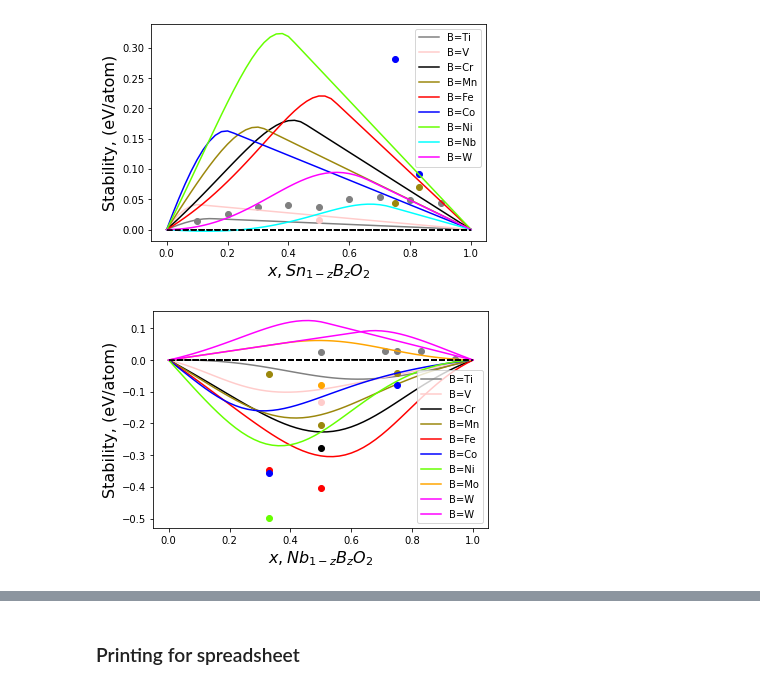
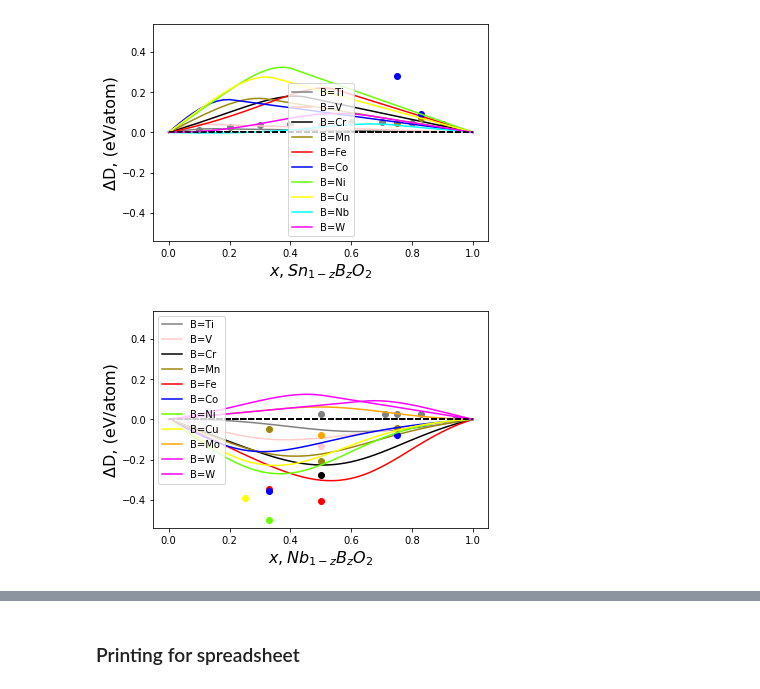
Before and after one commit to michaelcraiger/fefos, a Jupyter notebook: formation_energy_mixer.ipynb, the cells around one changed output, grey strips where cells are left out. Saved outputs shown, nothing was run; the diff lists cells and outputs as text; code cells hidden in the pictures.

```diff
--- a/formation_energy_mixer.ipynb
+++ b/formation_energy_mixer.ipynb
@@ -9,7 +9,7 @@ from scipy.optimize import minimize
 from IPython.display import display, Latex
 # %%
 d2metals = {
-    '3': ['Ti', 'V', 'Cr', 'Mn', 'Fe', 'Co', 'Ni'],
+    '3': ['Ti', 'V', 'Cr', 'Mn', 'Fe', 'Co', 'Ni', 'Cu'],
     '4': ['Nb', 'Mo', ],
     '5': ['W', ]
 }
@@ -164,39 +300,39 @@ for housing_element in ['Sn', 'Nb']:
             plt.plot(zs, pred_2, label="B={}".format(ele), ls='-', color=ele2col[ele])#, 'r-')
             plt.plot([zs[0], zs[-1]], [0, 0], 'k--')
 
         if ele<housing_element:
-            info_dict = binary_pairing_data[ele+"_"+housing_element+"_"+str(4)]
+            info_dict = binary_pairing_data[ele+"_"+housing_element+"_"+str(oxidation_state)]
             for match in info_dict:
                 if ele in match:
                     conc2plot = float(match.split("_")[1])
                     if info_dict[match]['Coordination match']:
                         plt.plot(conc2plot, info_dict[match]['MP ΔD'], 'o', color=ele2col[ele])
                 else:
                     conc2plot = 1-float(match.split("_")[1])
                     if info_dict[match]['Coordination match']:
                         plt.plot(conc2plot, info_dict[match]['MP ΔD'], 'o', color=ele2col[ele])
         else:
-            info_dict = binary_pairing_data[housing_element+"_"+ele+"_"+str(4)]
+            info_dict = binary_pairing_data[housing_element+"_"+ele+"_"+str(oxidation_state)]
             for match in info_dict:
                 if ele in match:
                     conc2plot = float(match.split("_")[1])
                     if info_dict[match]['Coordination match']:
                         plt.plot(conc2plot, info_dict[match]['MP ΔD'], 'o', color=ele2col[ele])
                 else:
                     conc2plot = 1-float(match.split("_")[1])
                     if info_dict[match]['Coordination match']:
                         plt.plot(conc2plot, info_dict[match]['MP ΔD'], 'o', color=ele2col[ele])
 
 
     plt.legend()
     plt.xlabel("$x, {}_{{1-z}}B_{{z}}O_{{2}}$".format(housing_element, ), fontsize=16)
-    plt.ylabel("Stability, (eV/atom)", fontsize=16)
-    #plt.ylim(-0.1, 0.1)
+    plt.ylabel("ΔD, (eV/atom)", fontsize=16)
+    plt.ylim(-0.54, 0.54)
     plt.savefig("{}_higherdmixing.pdf".format(housing_element))
     plt.show()
 # %% [output]
-[figure, old version]
+[figure, new version]
-[figure, old version]
+[figure, new version]
 # %%
 ox2oxide_type = {
     "2": "$A_{1-z}B_{z}O$",
```
Also changed, not shown: parts of 10 cells of this notebook.
